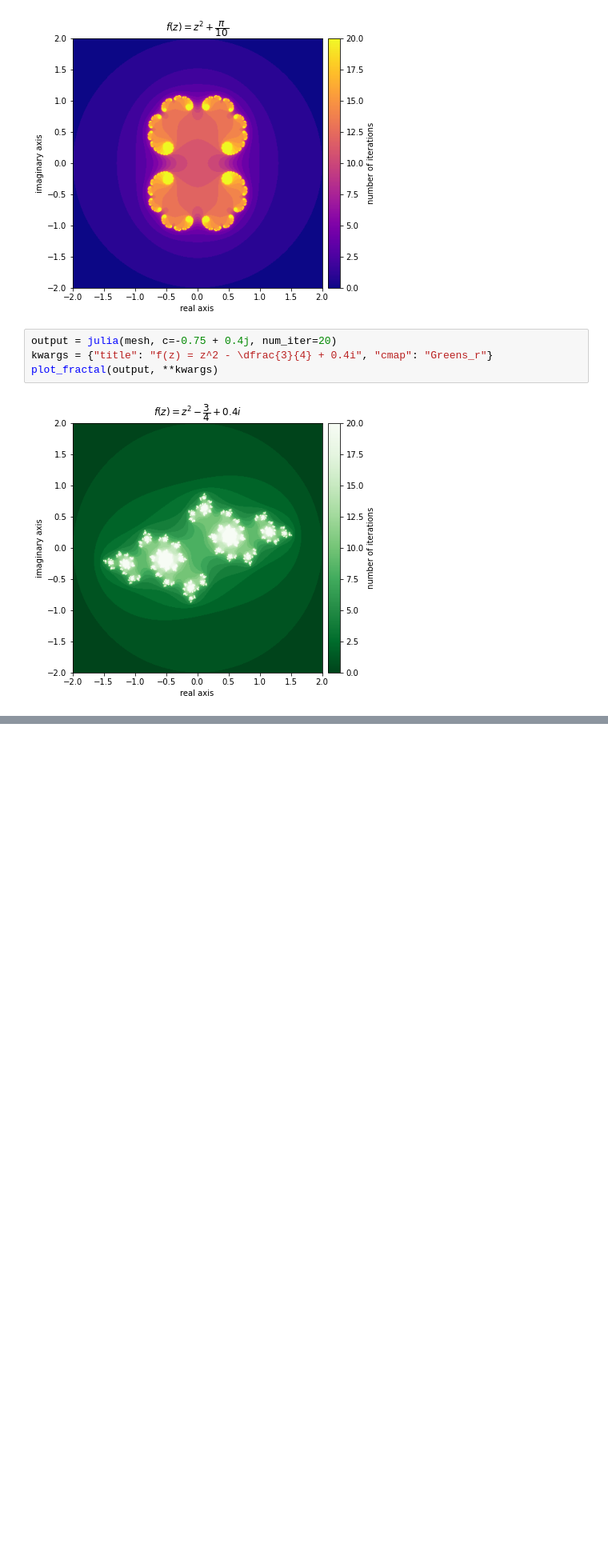
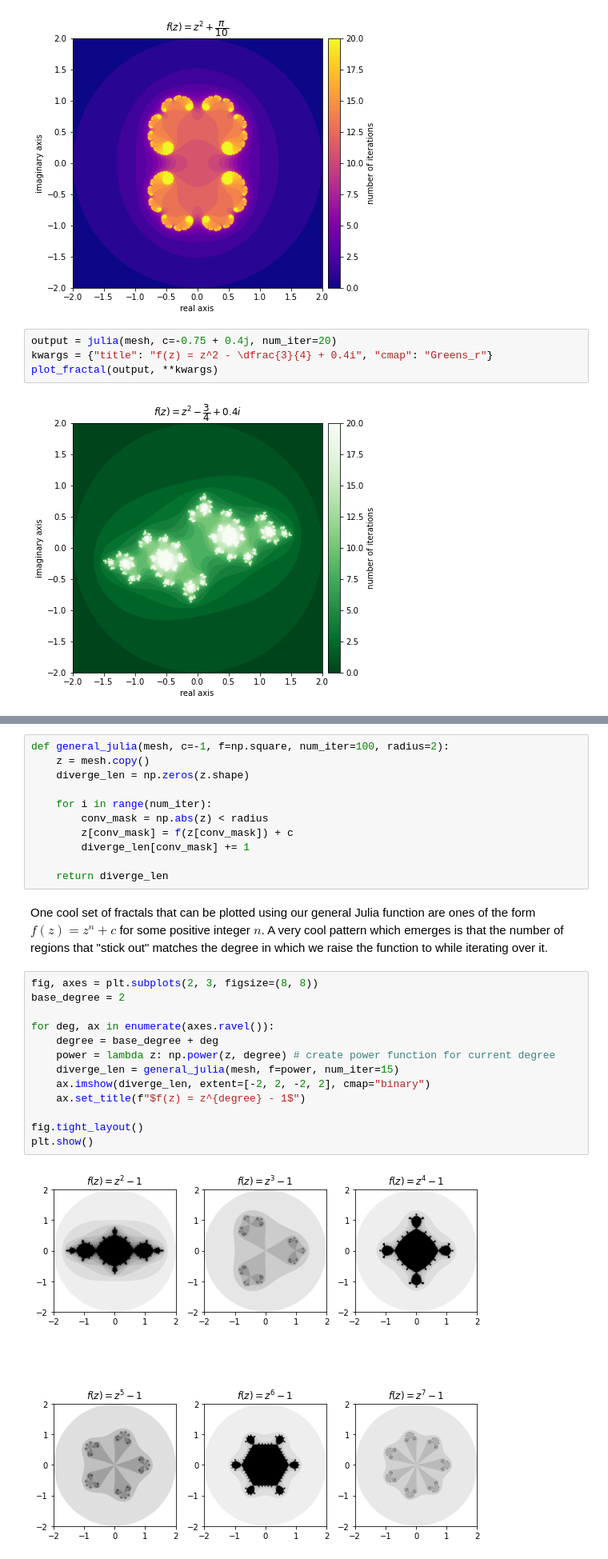
Before and after one commit to rifatrakib/practical-numpy, a Jupyter notebook: fractals.ipynb, the cells around one changed output, grey strips where cells are left out. Shown at 80% size. Saved outputs shown, nothing was run; the diff lists cells and outputs as text; blank space fills up the shorter version.

```diff
--- a/fractals.ipynb
+++ b/fractals.ipynb
@@ -256,0 +283,28 @@ plot_fractal(output, **kwargs)
+# %%
+def general_julia(mesh, c=-1, f=np.square, num_iter=100, radius=2):
+    z = mesh.copy()
+    diverge_len = np.zeros(z.shape)
+
+    for i in range(num_iter):
+        conv_mask = np.abs(z) < radius
+        z[conv_mask] = f(z[conv_mask]) + c
+        diverge_len[conv_mask] += 1
+
+    return diverge_len
+# %% [markdown]
+One cool set of fractals that can be plotted using our general Julia function are ones of the form $f(z) = z^n + c$ for some positive integer $n$. A very cool pattern which emerges is that the number of regions that "stick out" matches the degree in which we raise the function to while iterating over it.
+# %%
+fig, axes = plt.subplots(2, 3, figsize=(8, 8))
+base_degree = 2
+
+for deg, ax in enumerate(axes.ravel()):
+    degree = base_degree + deg
+    power = lambda z: np.power(z, degree) # create power function for current degree
+    diverge_len = general_julia(mesh, f=power, num_iter=15)
+    ax.imshow(diverge_len, extent=[-2, 2, -2, 2], cmap="binary")
+    ax.set_title(f"$f(z) = z^{degree} - 1$")
+
+fig.tight_layout()
+plt.show()
+# %% [output]
+[figure, added]
```
Also changed, not shown: parts of 21 cells of this notebook.
